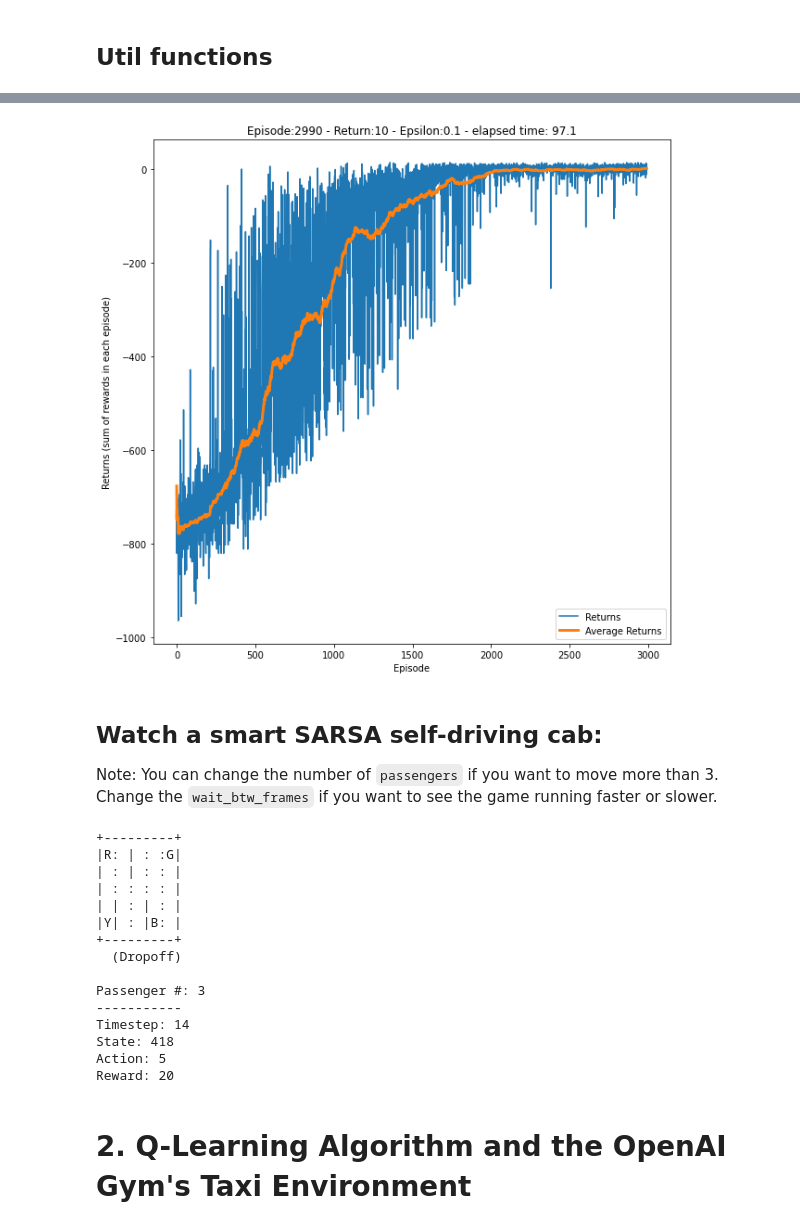
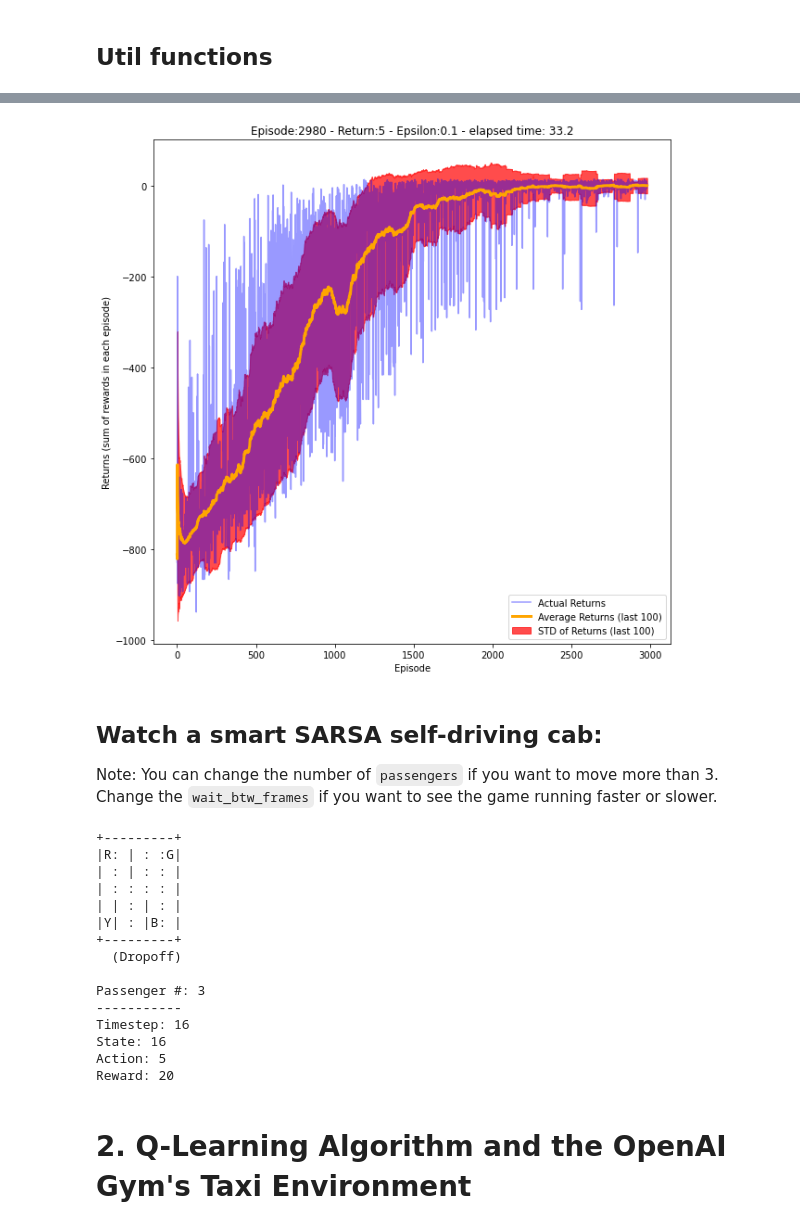
Before and after one commit to FredAmouzgar/comp8220_ML, a Jupyter notebook: 2021S2/W06/solutions/TD_Control_Methods_SARSA_Q_Learning_Solutions.ipynb, the cells around one changed output, grey strips where cells are left out. Drawn from its saved outputs; the diff is of its cells as text; code cells hidden in the pictures.

Commit message:
std for plots added

```diff
--- a/2021S2/W06/solutions/TD_Control_Methods_SARSA_Q_Learning_Solutions.ipynb
+++ b/2021S2/W06/solutions/TD_Control_Methods_SARSA_Q_Learning_Solutions.ipynb
@@ -188,7 +188,7 @@ class Sarsa_Agent:
 # Utils - PLEASE DO NOT MODIFY THIS CELL
 from time import sleep
 
-def display_status(episode, return_episode, epsilon, stime, returns, avg_returns):
+def display_status(episode, return_episode, epsilon, stime, returns, avg_returns, stds):
     """
     A helper function for displaying agent's behavior
     """
@@ -199,9 +199,10 @@ def display_status(episode, return_episode, epsilon, stime, returns, avg_returns
               + " - Epsilon:" + str(epsilon)[:5] + " - elapsed time: " + str(etime - stime)[:4])
     axes.set_xlabel("Episode")
     axes.set_ylabel("Returns (sum of rewards in each episode)")
-    axes.plot(list(range(len(returns))),returns)
-    axes.plot(list(range(len(returns))),avg_returns, linewidth=3)
-    axes.legend(["Returns", "Average Returns"])
+    axes.plot(list(range(len(returns))),returns, alpha=0.4, color="blue")
+    axes.plot(list(range(len(returns))),avg_returns, linewidth=3, color="orange")
+    axes.fill_between(list(range(len(returns))), np.array(avg_returns)+np.array(stds), np.array(avg_returns)-np.array(stds), color="red", alpha=0.7)
+    axes.legend(['Actual Returns', 'Average Returns (last 100)', 'STD of Returns (last 100)'])
     plt.show()
 
 def taxi_print_frames(frames, wait_btw_frames, episode):
@@ -255,43 +256,47 @@ from time import time
 env = gym.make(env_name) # Creating the environment
 agent = Sarsa_Agent(env.observation_space.n, env.action_space.n) # Initializing the agent
 EPISODES = 3000 # Training the agent for 3000 episodes
-DISPLAY_RESULTS_INTERVAL = 10
+DISPLAY_RESULTS_INTERVAL = 20
 
 returns = []
-avg_returns = []
+avg_returns_sarsa = []
+stds_sarsa = []
 stime = time()
 
 for episode in range(EPISODES):
     state = env.reset()
     action = agent.act(state)
     done = False
     step_n = 0
     return_episode = 0
     while not done:
         """
         TODO 5:
         1- Take a step in the environment using the "action" variable and the step method from the env variable -> env.step(action)
         2- The step method returns a tuple consists of the new state, reward, done and info. Save them in separate variables.
         3- Add the reward we got as a result of the action to the return_episode variable.
         4- Update the agent with the right parameters.
         5- The update method returns the new action save it in the new_action varible.
         """
         # Your Code Here
         new_state, reward, done, info = env.step(action)
         return_episode += reward
         new_action = agent.update(new_state, reward, state, action, done)
 
         state, action = new_state, new_action
         step_n += 1
         if done:
             returns.append(return_episode)
             avg = (sum(returns[-100:]) / 100) if len(returns) > 100 else (sum(returns[-len(returns):]) / len(returns))
-            avg_returns.append(avg)
+            avg_returns_sarsa.append(avg)
+
+            std = np.array(returns[-100:]).std() if len(returns) > 100 else np.array(returns[-len(returns):]).std()
+            stds_sarsa.append(std)
             if episode % DISPLAY_RESULTS_INTERVAL == 0:
-                display_status(episode, return_episode, agent.epsilon, stime, returns, avg_returns)
-            clear_output(wait=True)
+                clear_output(wait=True)
+                display_status(episode, return_episode, agent.epsilon, stime, returns, avg_returns_sarsa, stds_sarsa)
 # %% [output]
-[figure, old version]
+[figure, new version]
 # %% [markdown]
 ## Watch a smart SARSA self-driving cab:
 Note: You can change the number of `passengers` if you want to move more than 3. Change the `wait_btw_frames` if you want to see the game running faster or slower.
@@ -309,8 +314,8 @@ play_taxi(env, agent, passengers=3, wait_btw_frames=1)
 
 Passenger #: 3
 -----------
-Timestep: 14
-State: 418
+Timestep: 16
+State: 16
 Action: 5
 Reward: 20
 # %% [markdown]
```
Also changed, not shown: parts of 5 cells of this notebook.
